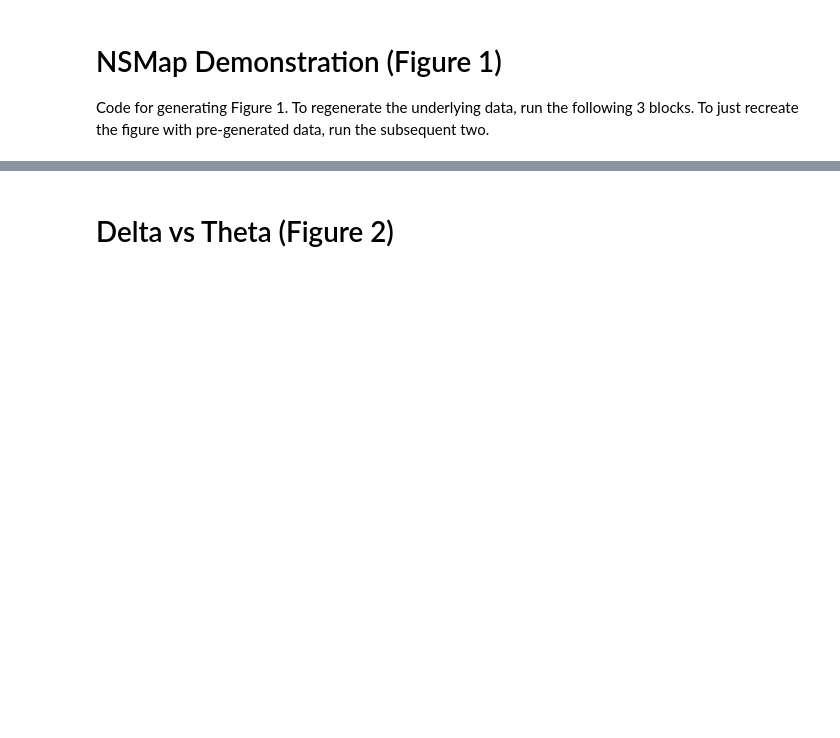
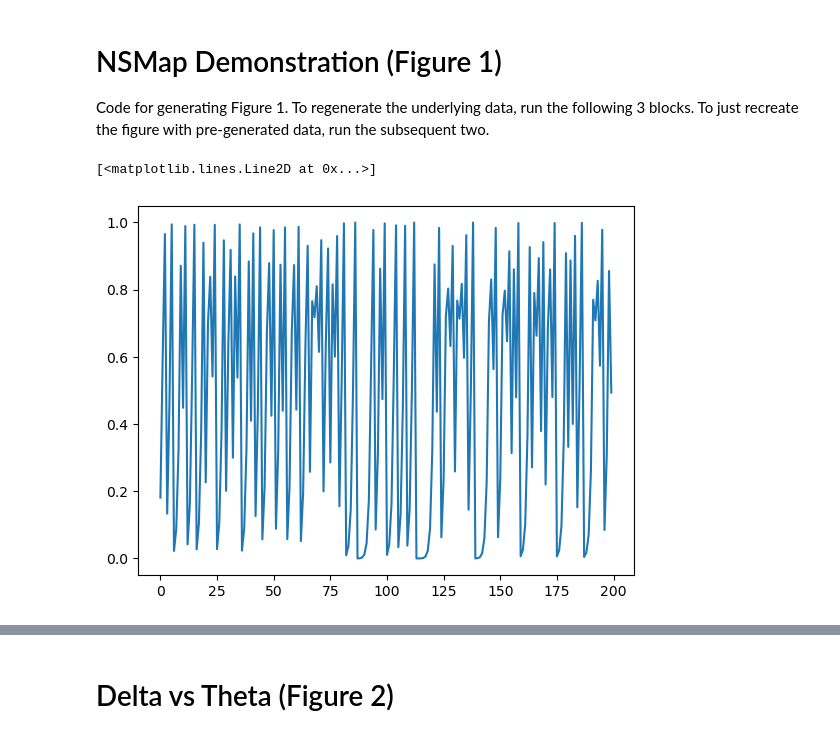
Before and after one commit to kenflat2/NS-Map, a Jupyter notebook: experiments/simulated_round_1/plot_round1_results.ipynb, the cells around one changed output, grey strips where cells are left out. Drawn from its saved outputs; the diff is of its cells as text; code cells hidden in the pictures; blank space fills up the shorter version.

```diff
--- a/experiments/simulated_round_1/plot_round1_results.ipynb
+++ b/experiments/simulated_round_1/plot_round1_results.ipynb
@@ -30,6 +33,83 @@ logistic = generate_logistic()
 logistic_nonstat = generate_logistic_nonstat()
 food_chain = generate_food_chain()
 food_chain_nonstat = generate_food_chain_nonstat()
+# %%
+def generate_linear():
+    model_params = params["experiments"][0]["parameters"]
+
+    time_series_length = model_params["time_series_length"]
+
+    theta = lambda t: 2 * np.pi * t / model_params["period"]
+    x0 = rand.random(1)[0] * 2 * np.pi
+    time_series = np.sin(theta(np.arange(time_series_length)) + x0) * np.sqrt(2)
+    obs_noise = rand.normal(0, model_params["obs_noise"], time_series_length)
+    return (time_series)[:, None]
+
+linear = generate_linear()
+
+def generate_linear_nonstat():
+    model_params = params["experiments"][1]["parameters"]
+    time_series_length = model_params["time_series_length"]
+
+    theta = lambda t: 2 * np.pi / model_params["period"] * ((t / model_params["period"]) ** 2)
+    x0 = rand.random(1)[0] * 2 * np.pi
+    time_series = np.sin(theta(np.arange(time_series_length)) + x0) * np.sqrt(2)
+    obs_noise = rand.normal(0, model_params["obs_noise"], time_series_length)
+    return (time_series)[:, None]
+
+linear_nonstat = generate_linear_nonstat()
+
+def generate_logistic():
+    model_params = params["experiments"][2]["parameters"]
+
+    r = model_params["param_base"]
+    observation_noise = 0.0 # model_params["obs_noise"]
+    process_noise = 0.0 # model_params["process_noise"]
+    tlen = 200 # model_params["time_series_length"]
+
+    ts = np.zeros(tlen)
+    ts[0] = rand.uniform(0, 1)
+
+    for i in range(tlen-1):
+        t = i / (tlen - 1)
+        x = r * ts[i] * (1 - ts[i])
+        u = np.log(x / (1 - x))
+        z = rand.normal(0, process_noise)
+        ts[i+1] = 1 / (1 + np.exp(z - u))
+
+    return ts[:,None]
+
+logistic = generate_logistic()
+
+def generate_logistic_nonstat():
+    model_params = params["experiments"][3]["parameters"]
+
+    r_base = model_params["nonstat_param_base"]
+    r_slope = model_params["nonstat_param_slope"]
+    observation_noise = 0.0 # model_params["obs_noise"]
+    process_noise = 0.0 # model_params["process_noise"]
+    tlen = 200 #  model_params["time_series_length"]
+
+    r = lambda t: r_base + r_slope * t
+
+    ts = np.zeros(tlen)
+    ts[0] = rand.uniform(0, 1)
+
+    for i in range(tlen-1):
+        t = i / (tlen - 1)
+        x = r(t) * ts[i] * (1 - ts[i])
+        u = np.log(x / (1 - x))
+        z = rand.normal(0, process_noise)
+        ts[i+1] = 1 / (1 + np.exp(z - u))
+
+    return ts[:,None]
+
+logistic_nonstat = generate_logistic_nonstat()
+
+plt.plot(logistic)
+# %% [output]
+[<matplotlib.lines.Line2D at 0x...>]
+[figure, added]
 # %%
 plt.figure(figsize=(4,1))
 plt.plot(food_chain)
```
Also changed, not shown: parts of 21 cells of this notebook, 5 other files.
